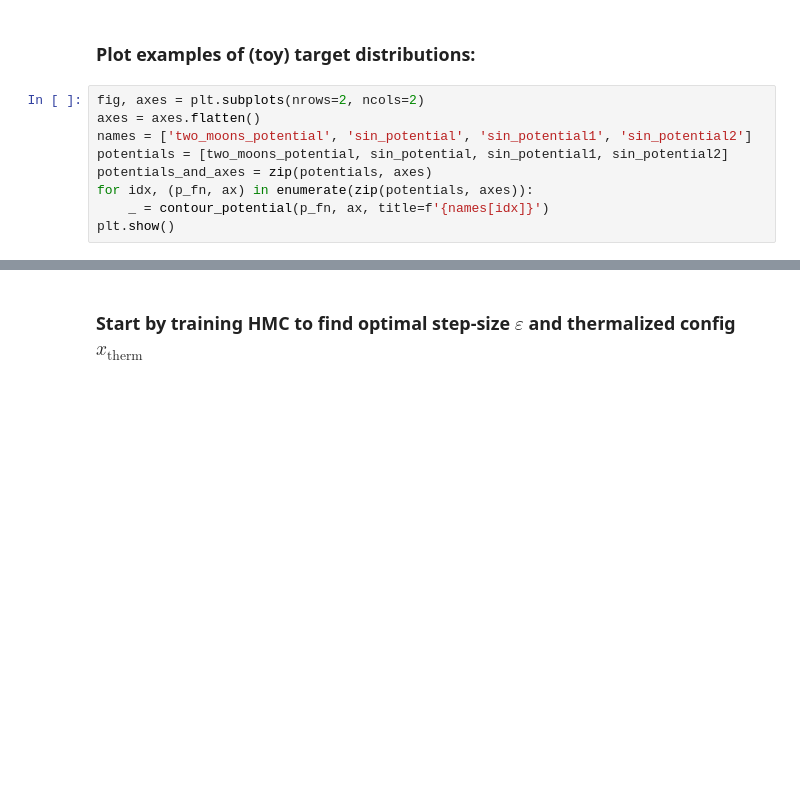
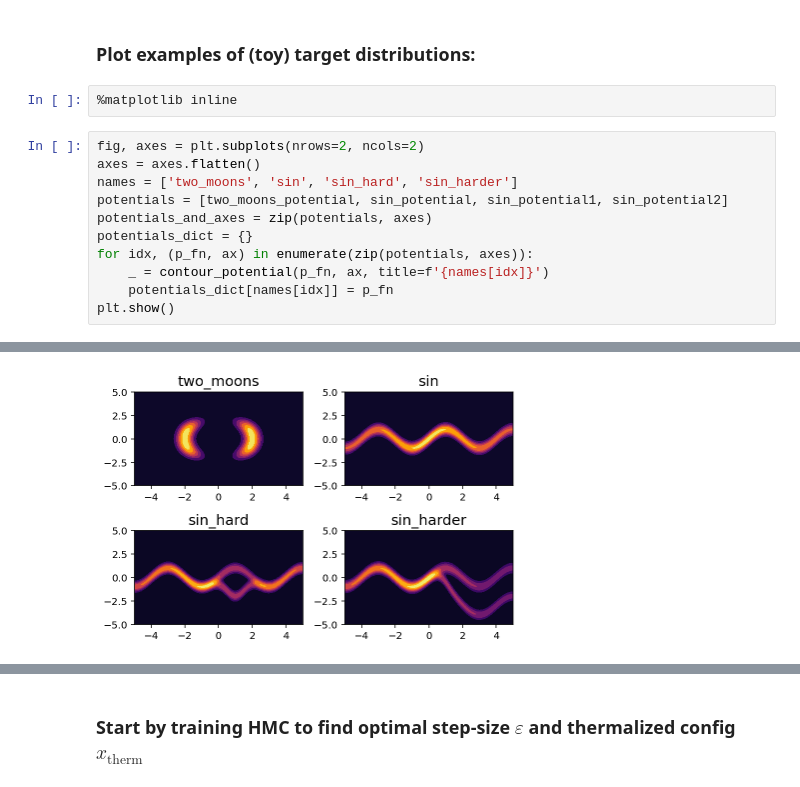
Before and after one commit to saforem2/l2hmc-qcd, a Jupyter notebook: l2hmc-qcd/notebooks/toy_distributions.ipynb, the cells around one changed output, grey strips where cells are left out. Saved outputs shown, nothing was run; the diff lists cells and outputs as text; blank space fills up the shorter version.

```diff
--- a/l2hmc-qcd/notebooks/toy_distributions.ipynb
+++ b/l2hmc-qcd/notebooks/toy_distributions.ipynb
@@ -49,12 +141,16 @@ The autoreload extension is already loaded. To reload it, use:
 # %% [markdown]
 ### Plot examples of (toy) target distributions:
+# %%
+%matplotlib inline
 # %%
 fig, axes = plt.subplots(nrows=2, ncols=2)
 axes = axes.flatten()
-names = ['two_moons_potential', 'sin_potential', 'sin_potential1', 'sin_potential2']
+names = ['two_moons', 'sin', 'sin_hard', 'sin_harder']
 potentials = [two_moons_potential, sin_potential, sin_potential1, sin_potential2]
 potentials_and_axes = zip(potentials, axes)
+potentials_dict = {}
 for idx, (p_fn, ax) in enumerate(zip(potentials, axes)):
     _ = contour_potential(p_fn, ax, title=f'{names[idx]}')
+    potentials_dict[names[idx]] = p_fn
 plt.show()
 # %% [output]
@@ -62,0 +157 @@ plt.show()
+[figure, added]
```
Also changed, not shown: parts of 27 cells of this notebook, 7 other files.
